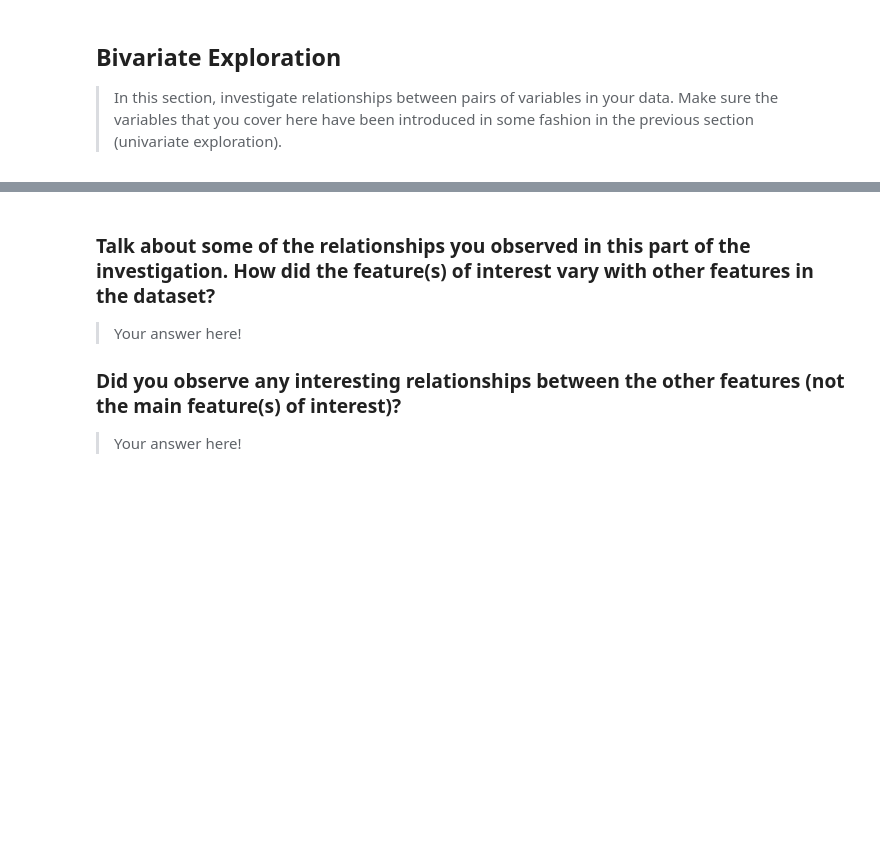
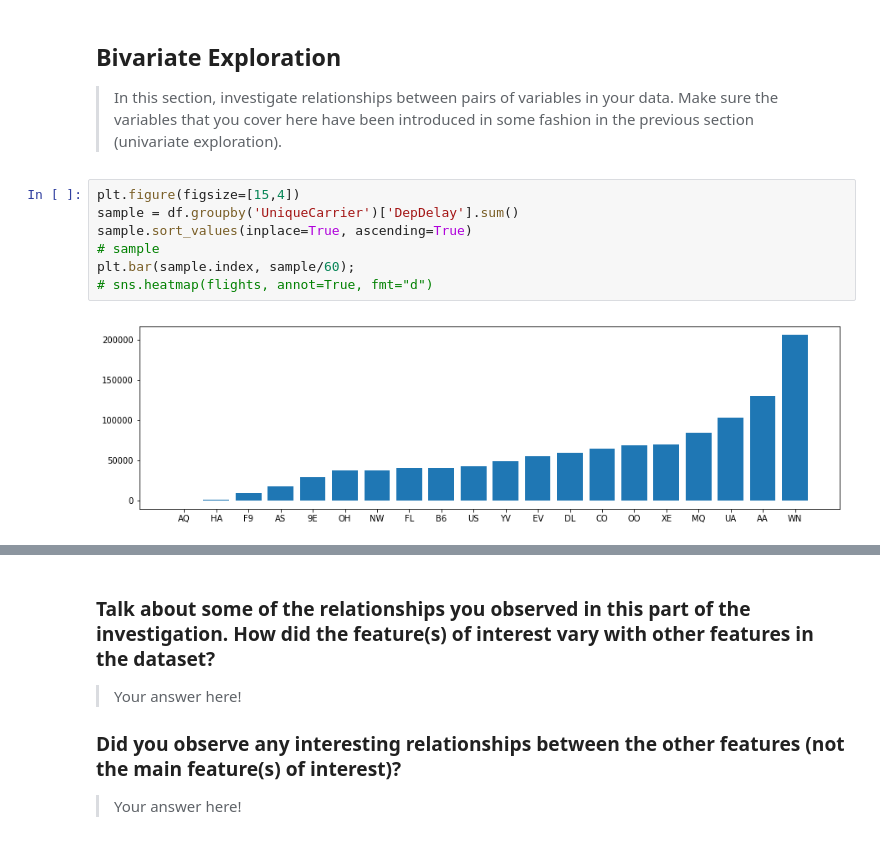
Before and after one commit to aryan9211/communicate-data-findings, a Jupyter notebook: exploration_template.ipynb, the cells around one changed output, grey strips where cells are left out. Drawn from its saved outputs; the diff is of its cells as text; blank space fills up the shorter version.

```diff
--- a/exploration_template.ipynb
+++ b/exploration_template.ipynb
@@ -271,3 +229,12 @@ plt.pie(df.Cancelled.value_counts(), autopct='%.2f%%');
 > In this section, investigate relationships between pairs of variables in your
 data. Make sure the variables that you cover here have been introduced in some
 fashion in the previous section (univariate exploration).
+# %%
+plt.figure(figsize=[15,4])
+sample = df.groupby('UniqueCarrier')['DepDelay'].sum()
+sample.sort_values(inplace=True, ascending=True)
+# sample
+plt.bar(sample.index, sample/60);
+# sns.heatmap(flights, annot=True, fmt="d")
+# %% [output]
+[figure, added]
```
Also changed, not shown: parts of 14 cells of this notebook.
